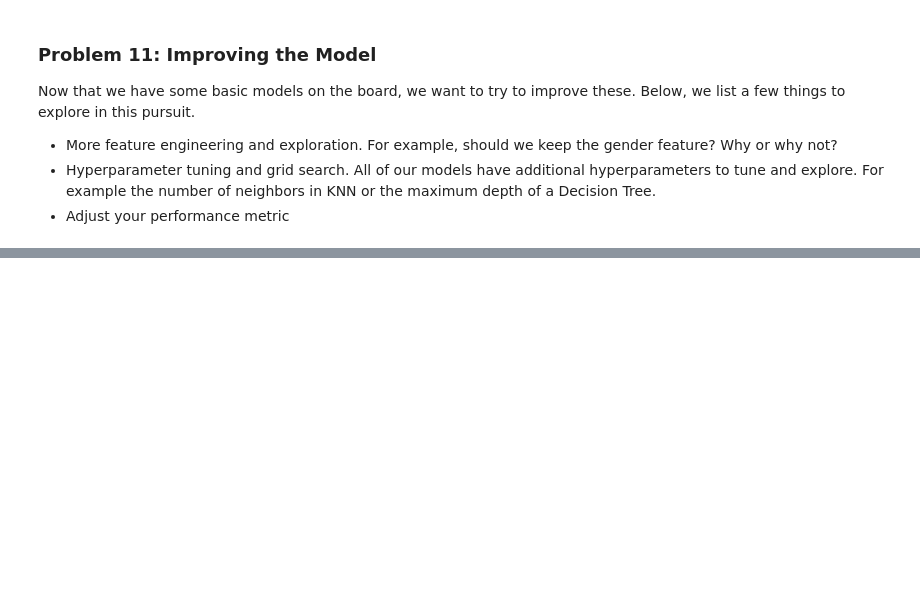
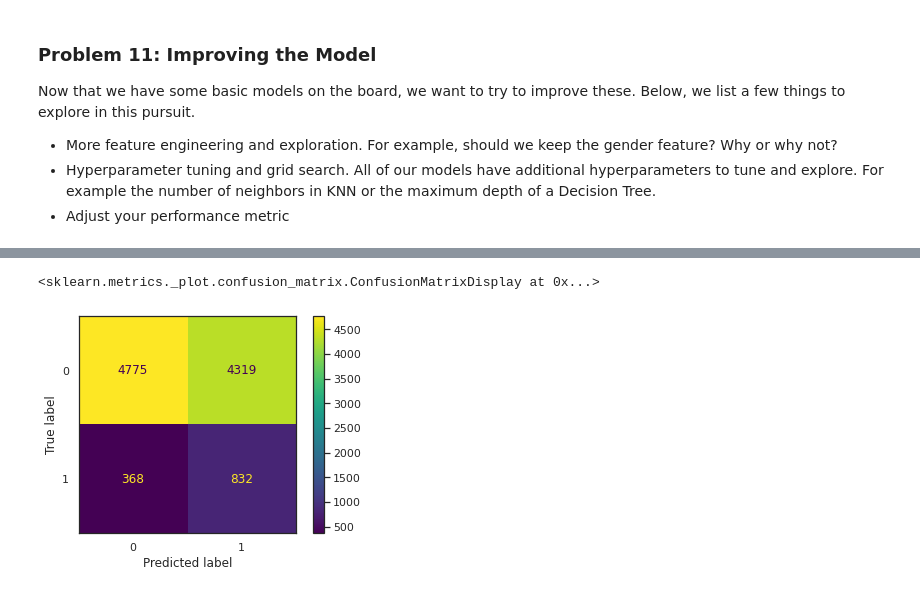
Before and after one commit to ttb-git/Berkeley-Engr-PracticalAssignment3, a Jupyter notebook: Practical_Application_III_TB_1_FeatureEngr_Modelling_Classification_Final.ipynb, the cells around one changed output, grey strips where cells are left out. Cells and saved outputs as stored; diff of their text form; code cells hidden in the pictures; blank space fills up the shorter version.

```diff
--- a/Practical_Application_III_TB_1_FeatureEngr_Modelling_Classification_Final.ipynb
+++ b/Practical_Application_III_TB_1_FeatureEngr_Modelling_Classification_Final.ipynb
@@ -798,0 +1091,3 @@ Now that we have some basic models on the board, we want to try to improve these
+# %%
+from sklearn.svm import SVC
+svc = SVC(class_weight='balanced').fit(X_train, y_train)
@@ -798,0 +1138,5 @@ Now that we have some basic models on the board, we want to try to improve these
+# %%
+plot_confusion_matrix(svc,X_test,y_test)
+# %% [output]
+<sklearn.metrics._plot.confusion_matrix.ConfusionMatrixDisplay at 0x...>
+[figure, added]
```
Also changed, not shown: parts of 45 cells of this notebook.
